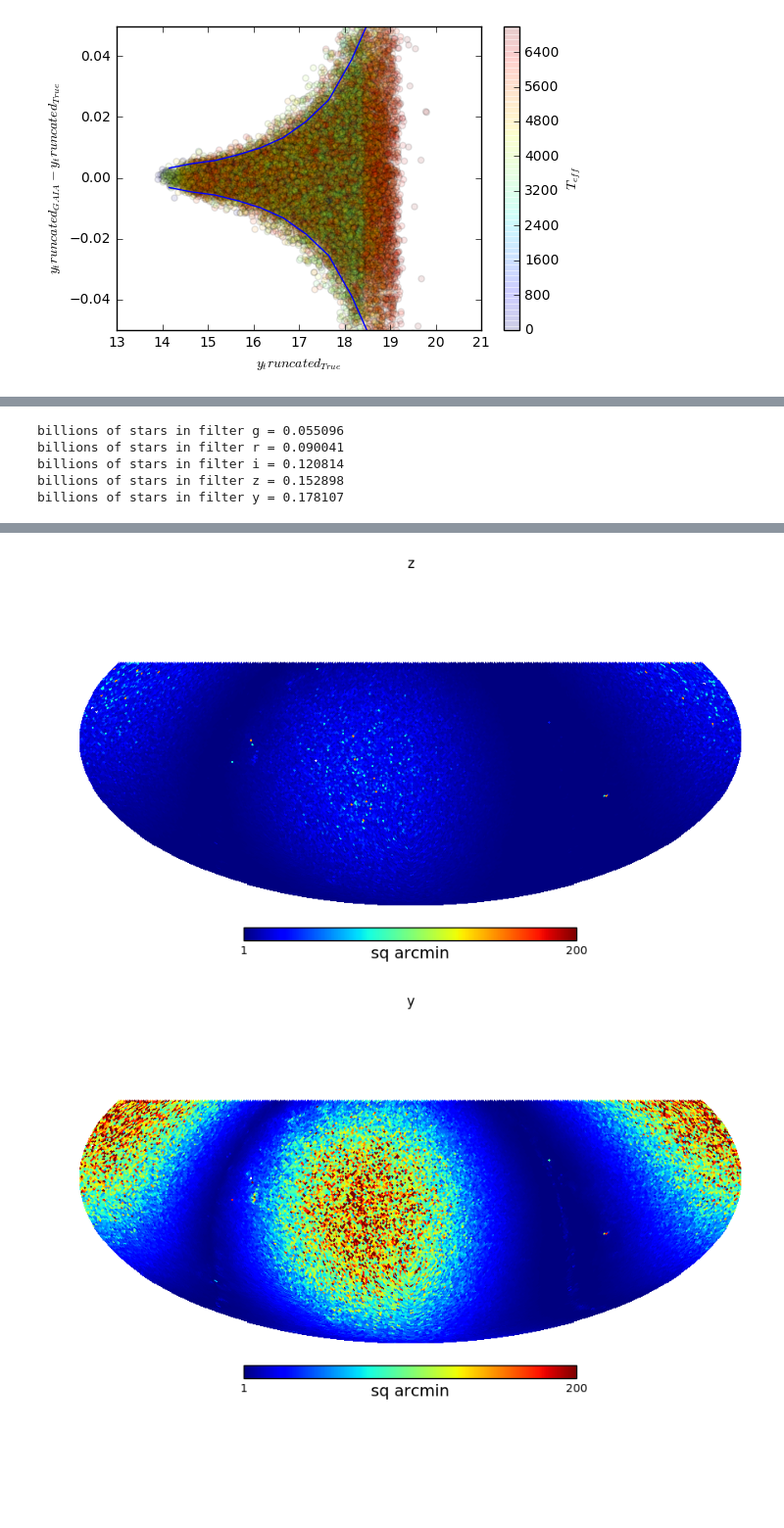
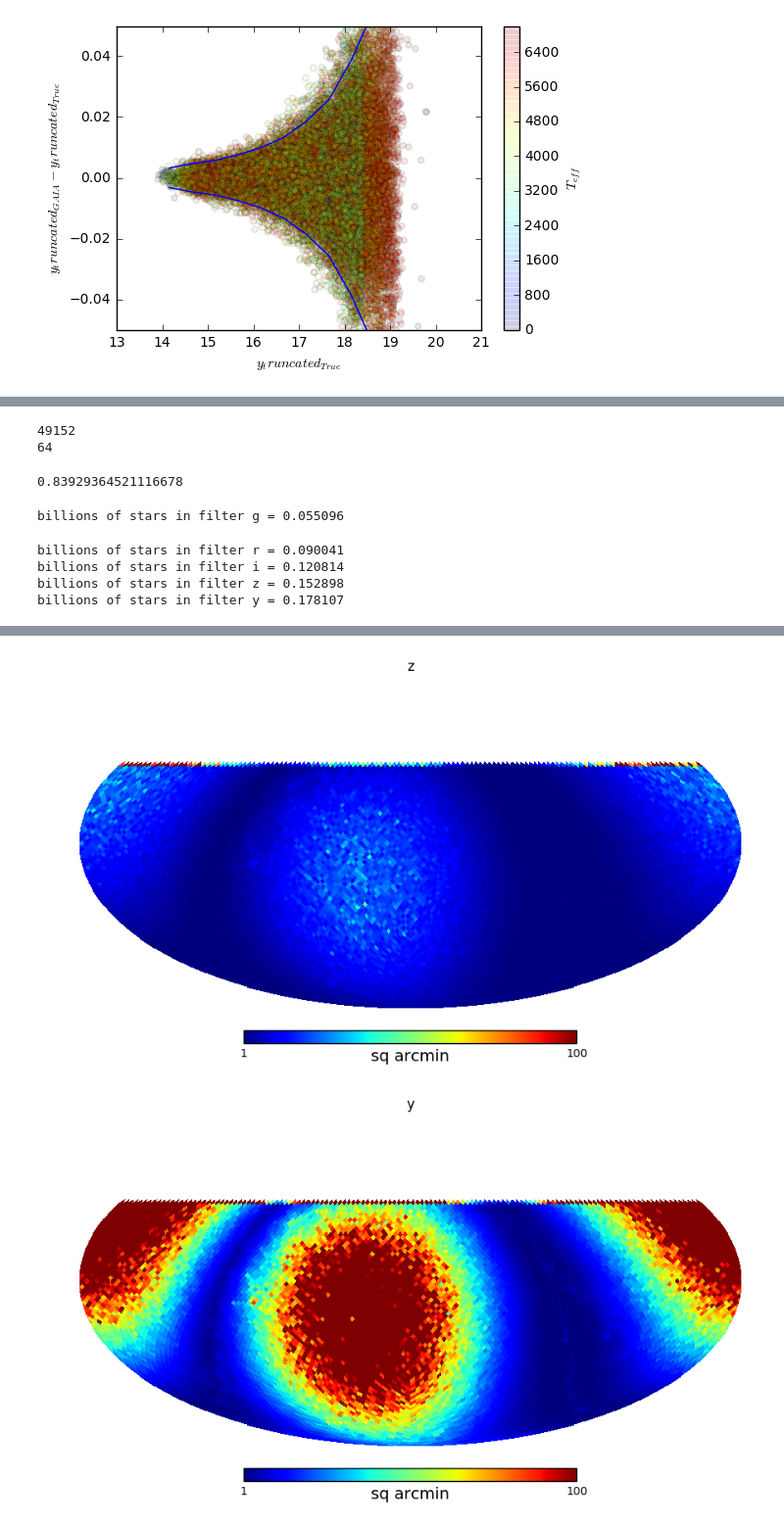
Before and after one commit to lsst-sims/sims_gaia_calib, a Jupyter notebook: python/blargh.ipynb, the cells around one changed output, grey strips where cells are left out. Shown at 98% size. Cells and saved outputs as stored; diff of their text form; code cells hidden in the pictures; blank space fills up the shorter version.

```diff
--- a/python/blargh.ipynb
+++ b/python/blargh.ipynb
@@ -10,6 +10,17 @@ import os
 import healpy as hp
 from astropy.coordinates import SkyCoord
 from astropy import units as u
+# %%
+def hp_downgrade(mapin, nside_out=32):
+    """
+    Let's average down the stellar density maps
+    """
+    nside_in = hp.npix2nside(np.size(mapin))
+    hpid_in = np.arange(np.size(mapin))
+    ra, dec = hpid2RaDec(nside_in, hpid_in)
+
+    new_map = healbin(ra, dec, mapin, nside=nside_out, reduceFunc=np.mean)
+    return new_map
 # %%
 def iqr_sigma(in_array):
     iqr = np.percentile(in_array,75)-np.percentile(in_array,25)
@@ -149,3 +160,8 @@ for fn in filters:
 [figure]
 # %%
 mapDir = os.path.join(getPackageDir('sims_maps'),'StarMaps')
+# %%
+data = np.load(os.path.join(mapDir,'starDensity_%s_nside_64.npz' % 'u'))
+starDensity = data['starDensity'].copy()
+hp_bins=data['bins'].copy()
+data.close()
@@ -152,3 +172,11 @@ mapDir = os.path.join(getPackageDir('sims_maps'),'StarMaps')
+# %%
+print starDensity.shape[0]
+print hp.npix2nside(starDensity.shape[0])
+hp.nside2pixarea(hp.npix2nside(starDensity.shape[0]), degrees=True)
+# %% [output]
+49152
+64
+0.83929364521116678
 # %%
 # Now to
 f_o_v_sq_deg = 3.0e9*0.2**2/(60.**2)/(60.**2)
@@ -177,14 +205,17 @@ for fn in ['g', 'r', 'i', 'z', 'y']:# filters:
     gums_hp = raDec2Hpid(nside, ra_gums, dec_gums)
     gbins = np.where((hp_bins >= np.min(mag_range)) & (hp_bins <= np.max(mag_range)))[0]
     starDensity = starDensity[:,np.max(gbins)] - starDensity[:,np.min(gbins)]
+    print 'billions of stars in filter %s = %f' % (fn, 1e-9*np.sum(starDensity*hp.nside2pixarea(nside, degrees=True)))
+    gums_density = starDensity[gums_hp]
+    starDensity = hp_downgrade(starDensity)
 
-    area_needed_map = area_needed_sq_arcmin/starDensity*starDensity[gums_hp]
-    hp.mollview(area_needed_map, unit='sq arcmin', title=fn, min=1, max=200)
-    print 'billions of stars in filter %s = %f' % (fn, 1e-9*np.sum(starDensity*hp.nside2pixarea(nside, degrees=True)))
+    area_needed_map = area_needed_sq_arcmin/starDensity*gums_density
+    hp.mollview(area_needed_map, unit='sq arcmin', title=fn, min=1, max=100)
+
     plt.savefig('Plots/area_needed_%s.png' % fn)
 # %% [output]
 billions of stars in filter g = 0.055096
-billions of stars in filter r = 0.090041
-billions of stars in filter i = 0.120814
-billions of stars in filter z = 0.152898
-billions of stars in filter y = 0.178107
+billions of stars in filter r = 0.090041
+billions of stars in filter i = 0.120814
+billions of stars in filter z = 0.152898
+billions of stars in filter y = 0.178107
@@ -194,5 +225,5 @@ billions of stars in filter y = 0.178107
-[figure, old version]
+[figure, new version]
-[figure, old version]
+[figure, new version]
 # %%
 # for reference, one chip is 176 sq arcmin. so Gaia gives plenty of stars
 area_needed_sq_arcmin
```
Also changed, not shown: parts of 35 cells of this notebook, 1 other file.
